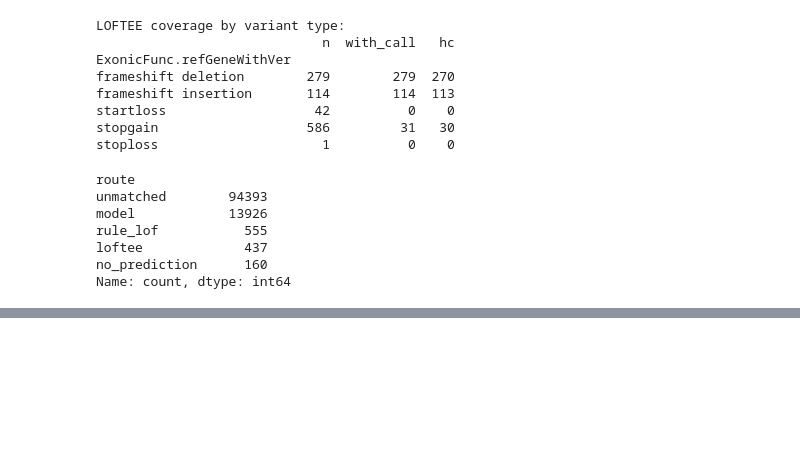
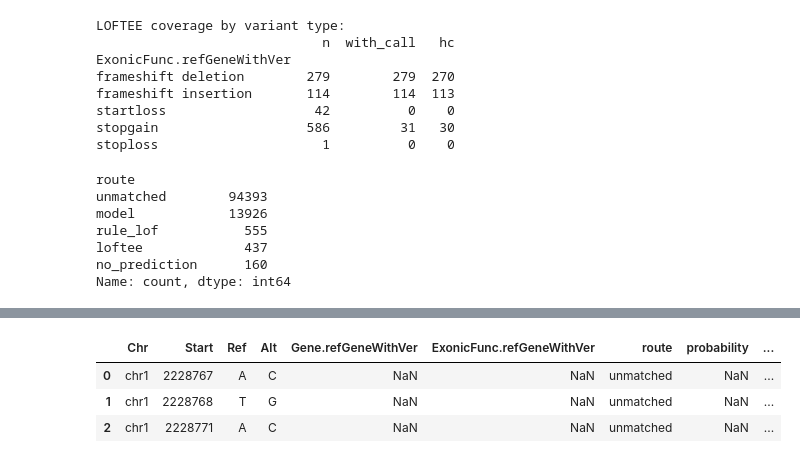
Before and after one commit to il328/oncokb-annotator, a Jupyter notebook: analysis_fisher.ipynb, the cells around one changed output, grey strips where cells are left out. Drawn from its saved outputs; the diff is of its cells as text; code cells hidden in the pictures; blank space fills up the shorter version.

```diff
--- a/analysis_fisher.ipynb
+++ b/analysis_fisher.ipynb
@@ -172,0 +278,13 @@ Name: count, dtype: int64
+# %%
+mask_model = res["route"] == "model"
+
+X_score = res.loc[mask_model, MODEL_TOOLS].values
+res.loc[mask_model, "probability"] = final_model.predict_proba(X_score)[:, 1]
+res.loc[mask_model, "call"] = (res.loc[mask_model, "probability"] >= THRESHOLD).astype(int)
+
+res["n_tools"] = np.nan
+res.loc[mask_model, "n_tools"] = res.loc[mask_model, MODEL_TOOLS].notna().sum(axis=1)
+
+print(res.groupby("route")["call"].agg(n="size", called="sum", rate="mean").round(3))
+print()
+print(res.loc[mask_model, "probability"].describe().round(3))
@@ -172,0 +473,3 @@ Name: count, dtype: int64
+# %%
+res.loc[mask_model & (res["n_tools"] < 4), "low_confidence"] = 1
+res.loc[mask_model & (res["n_tools"] == 0), "route"] = "no_prediction"
@@ -172,0 +649,67 @@ Name: count, dtype: int64
+# %%
+ENR_POP, ENR_CMP = "focal_pop", "comparison"
+ENR_OR,  ENR_P   = "odds_ratio", "p_adjusted"
+gk = ["Chr", "Start", "Ref", "Alt"]
+
+# --- 1. map VCF coords (fisher) -> ANNOVAR coords (res) -----------------------
+kmap = (fisher[gk].drop_duplicates()
+          .rename(columns={"Start": "Start_o", "Ref": "Ref_o", "Alt": "Alt_o"})
+          .reset_index(drop=True))
+ind  = kmap["Ref_o"].astype(str).str.len() != kmap["Alt_o"].astype(str).str.len()
+conv = kmap.loc[ind].apply(lambda x: vcf_to_annovar(x["Start_o"], x["Ref_o"], x["Alt_o"]), axis=1)
+kmap[["Start", "Ref", "Alt"]] = kmap[["Start_o", "Ref_o", "Alt_o"]].values
+kmap.loc[ind, ["Start", "Ref", "Alt"]] = pd.DataFrame(
+    conv.tolist(), index=conv.index, columns=["Start", "Ref", "Alt"])
+kmap["Start"] = kmap["Start"].astype(int)
+print("key map:", kmap.shape, "| indels converted:", int(ind.sum()))
+
+# --- 2. collapse enrichment to one row per variant ---------------------------
+f = fisher.sort_values(ENR_P)
+enr = (f.groupby(gk, as_index=False)
+         .agg(top_focal_pop=(ENR_POP, "first"), top_comparison=(ENR_CMP, "first"),
+              top_odds_ratio=(ENR_OR, "first"), min_p_adjusted=(ENR_P, "first"),
+              n_tests=(ENR_P, "size"),
+              n_sig_tests=(ENR_P, lambda s: int((s < 0.05).sum()))))
+sig = (f[f[ENR_P] < 0.05].groupby(gk)[ENR_POP]
+         .agg(lambda s: ";".join(sorted(set(s.astype(str)))))
+         .rename("enriched_pops").reset_index())
+enr = (enr.merge(sig, on=gk, how="left")
+          .rename(columns={"Start": "Start_o", "Ref": "Ref_o", "Alt": "Alt_o"}))
+
+# --- 3. attach predictions on the converted key ------------------------------
+pred_cols = gk + ["Gene.refGeneWithVer", "ExonicFunc.refGeneWithVer", "route",
+                  "probability", "n_tools", "low_confidence", "in_training",
+                  "call_youden", "call_recall90",
+                  "top_driver", "top_driver_shap", "top_brake"]
+pred_cols = [c for c in pred_cols if c in res.columns]
+
+final = (enr.merge(kmap, on=["Chr", "Start_o", "Ref_o", "Alt_o"], how="left")
+            .merge(res[pred_cols], on=gk, how="left"))
+final["route"] = final["route"].fillna("unmatched")
+for c in ["call_youden", "call_recall90", "low_confidence", "in_training", "n_tools"]:
+    if c in final.columns:
+        final[c] = final[c].astype("Int64")
+
+final = final.rename(columns={"Start_o": "Start", "Ref_o": "Ref", "Alt_o": "Alt",
+                              "Start": "Start_annovar", "Ref": "Ref_annovar",
+                              "Alt": "Alt_annovar"})
+front = [c for c in ["Chr","Start","Ref","Alt","Gene.refGeneWithVer",
+                     "ExonicFunc.refGeneWithVer","route","probability",
+                     "call_youden","call_recall90","n_tools","low_confidence"]
+         if c in final.columns]
+final = final[front + [c for c in final.columns if c not in front]]
+
+# --- 4. verify before writing ------------------------------------------------
+assert len(final) == 109471, f"row count changed: {len(final)}"
+assert final[["Chr","Start","Ref","Alt"]].duplicated().sum() == 0, "duplicate variants"
+print("\n", final.groupby("route").size(), sep="")
+is_ind = final["Ref"].astype(str).str.len() != final["Alt"].astype(str).str.len()
+print("\nindels:", int(is_ind.sum()),
+      "| with a call:", int(final.loc[is_ind, "call_youden"].notna().sum()), "(expect ~444)")
+print("total with a call :", int(final["call_youden"].notna().sum()), "(expect ~14,917)")
+print("with a probability:", int(final["probability"].notna().sum()), "(expect ~13,925)")
+
+final.to_csv("fisher_predictions.tsv.gz", sep="\t", index=False, compression="gzip")
+print("\nwrote fisher_predictions.tsv.gz", final.shape)
+display(final.head(20))
+# %% [output]
@@ -172,0 +731,4 @@ Name: count, dtype: int64
+|  | Chr | Start | Ref | Alt | Gene.refGeneWithVer | ExonicFunc.refGeneWithVer | route | probability | ... |
+| 0 | chr1 | 2228767 | A | C | NaN | NaN | unmatched | NaN | ... |
+| 1 | chr1 | 2228768 | T | G | NaN | NaN | unmatched | NaN | ... |
+| 2 | chr1 | 2228771 | A | C | NaN | NaN | unmatched | NaN | ... |
```
Also changed, not shown: parts of 18 cells of this notebook.
